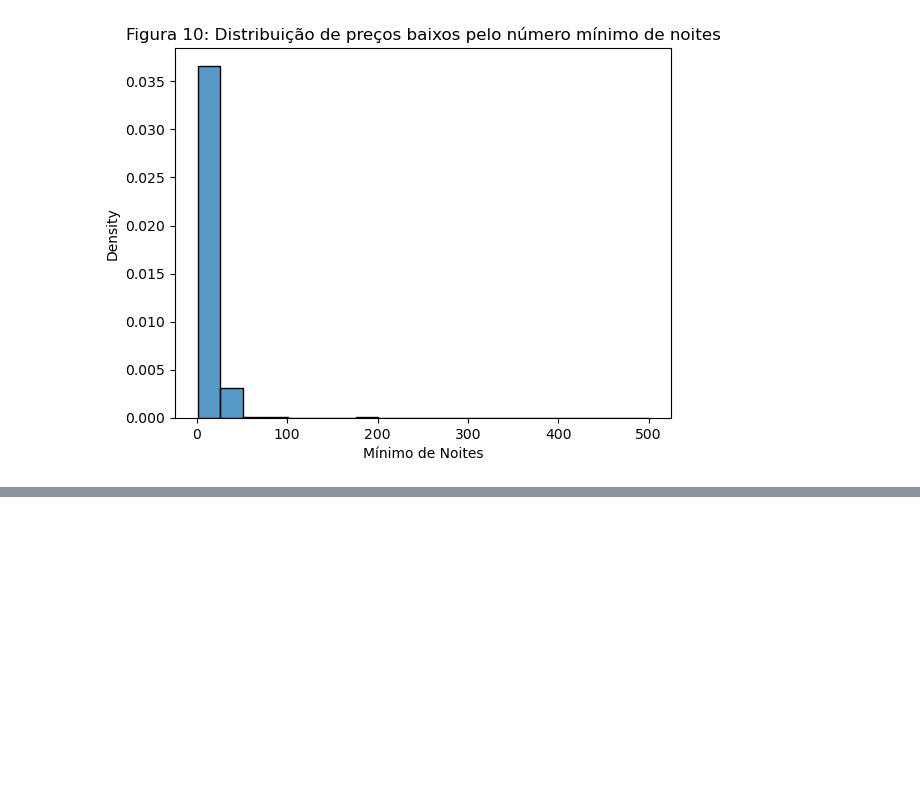
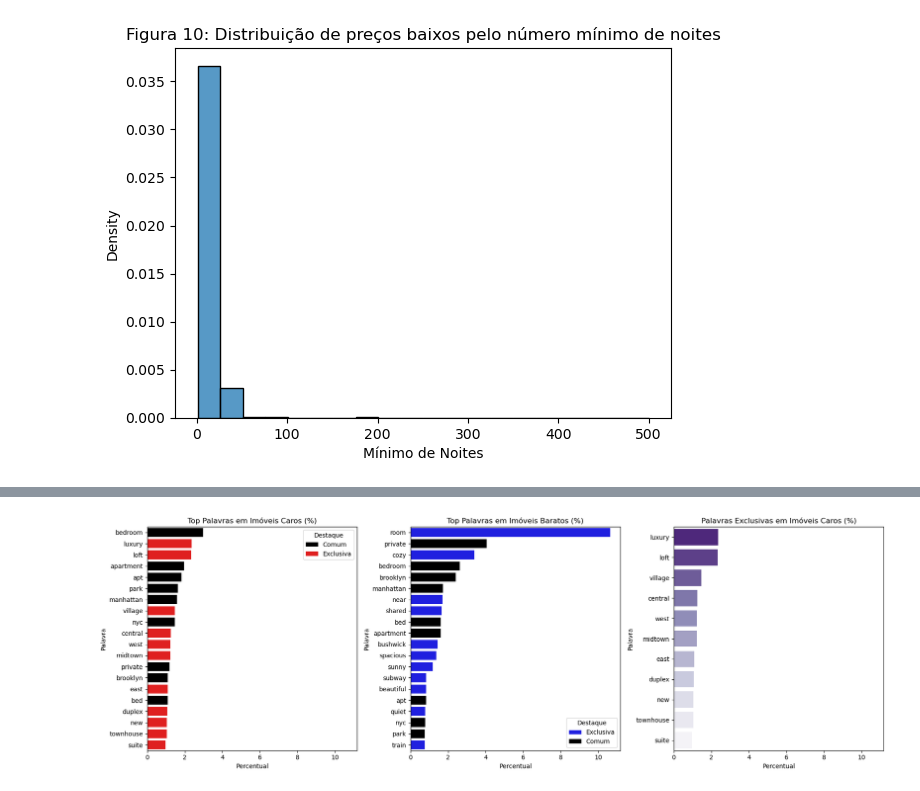
Before and after one commit to DaniloDC07/-Lighthouse-Desafio-Ci-ncia-de-Dados-2025, a Jupyter notebook: Desafio LIGHTHOUSE.ipynb, the cells around one changed output, grey strips where cells are left out. Saved outputs shown, nothing was run; the diff lists cells and outputs as text; code cells hidden in the pictures; blank space fills up the shorter version.

```diff
--- a/Desafio LIGHTHOUSE.ipynb
+++ b/Desafio LIGHTHOUSE.ipynb
@@ -516,0 +500,64 @@ plt.show()
+# %%
+import re
+import pandas as pd
+import matplotlib.pyplot as plt
+import seaborn as sn
+from nltk.corpus import stopwords
+from collections import Counter
+import nltk
+
+# Baixar stopwords do NLTK (caso necessário)
+nltk.download('stopwords')
+
+# Criar lista de stopwords
+stop_words = set(stopwords.words('english'))
+
+# Função para contar palavras e calcular percentual
+def get_top_words_filtered(df, column, stopwords, n=20):
+    text = " ".join(df[column].dropna()).lower()  # Concatenar os nomes
+    words = re.findall(r'\b[a-zA-Z]{3,}\b', text)  # Manter apenas palavras com 3+ letras
+    filtered_words = [word for word in words if word not in stopwords]  # Remover stopwords
+    counter = Counter(filtered_words)  # Contar frequência
+    total_words = sum(counter.values())  # Total de palavras analisadas
+    return pd.DataFrame([(word, count, round(count / total_words * 100, 2)) for word, count in counter.most_common(n)],
+                        columns=['Palavra', 'Frequência', 'Percentual'])
+
+# Separar imóveis caros e baratos (top 5% e bottom 5%)
+high_price = df[df['price'] > df['price'].quantile(0.95)]
+low_price = df[df['price'] < df['price'].quantile(0.05)]
+
+df_high = get_top_words_filtered(high_price, 'nome', stop_words)
+df_low = get_top_words_filtered(low_price, 'nome', stop_words)
+
+# Criar conjunto de palavras para comparação
+high_words = set(df_high['Palavra'])
+low_words = set(df_low['Palavra'])
+
+# Palavras em comum
+common_words = high_words & low_words  # Interseção entre os dois conjuntos
+
+# Adicionar uma coluna para identificar palavras comuns
+df_high['Destaque'] = df_high['Palavra'].apply(lambda x: 'Comum' if x in common_words else 'Exclusiva')
+df_low['Destaque'] = df_low['Palavra'].apply(lambda x: 'Comum' if x in common_words else 'Exclusiva')
+
+# Palavras exclusivas dos caros
+exclusive_high_words = df_high[df_high['Palavra'].isin(high_words - low_words)]
+
+# Criando a visualização com 3 gráficos
+fig, ax = plt.subplots(1, 3, figsize=(18, 6), sharex=True)
+
+# Imóveis caros (com destaque)
+sn.barplot(data=df_high, y='Palavra', x='Percentual', hue='Destaque', palette={'Comum': 'black', 'Exclusiva': 'red'}, ax=ax[0])
+ax[0].set_title("Top Palavras em Imóveis Caros (%)")
+
+# Imóveis baratos (com destaque)
+sn.barplot(data=df_low, y='Palavra', x='Percentual', hue='Destaque', palette={'Comum': 'black', 'Exclusiva': 'blue'}, ax=ax[1])
+ax[1].set_title("Top Palavras em Imóveis Baratos (%)")
+
+# Palavras exclusivas dos caros
+sn.barplot(data=exclusive_high_words, y='Palavra', x='Percentual', palette='Purples_r', ax=ax[2])
+ax[2].set_title("Palavras Exclusivas em Imóveis Caros (%)")
+
+plt.tight_layout()
+plt.show()
+# %% [output]
@@ -516,0 +567 @@ plt.show()
+[figure, added]
```
Also changed, not shown: parts of 8 cells of this notebook.
